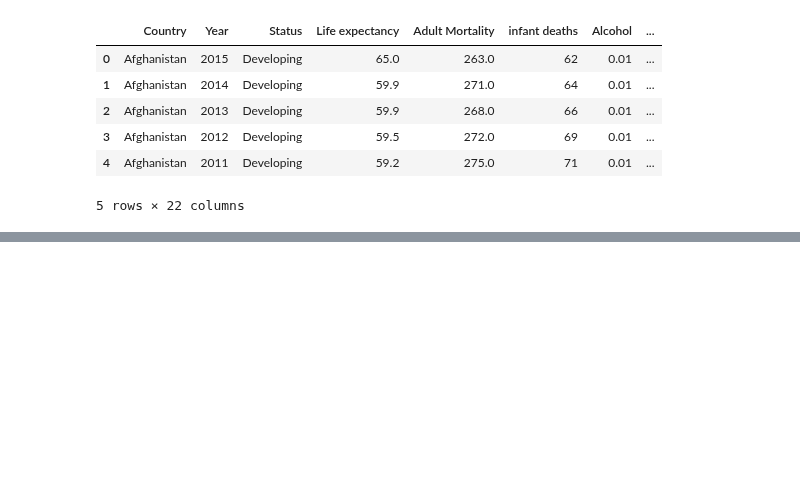
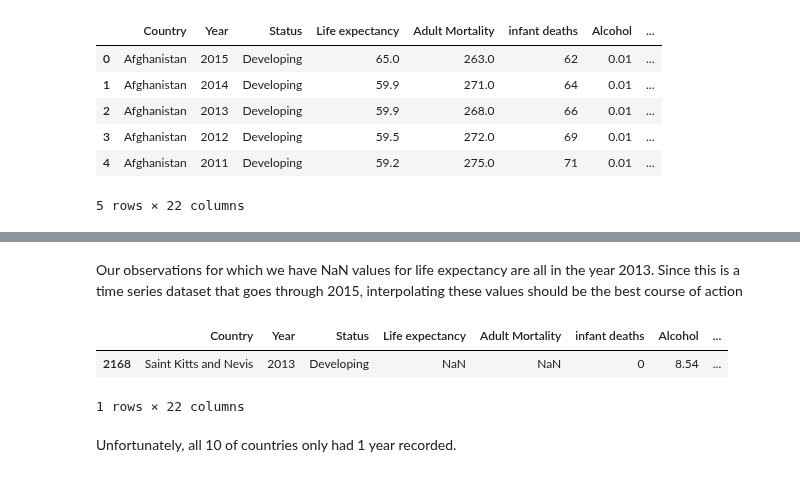
Before and after one commit to timcopelandoh/thinkful, a Jupyter notebook: 16.10 - Model Preparation Challenge.ipynb, the cells around one changed output, grey strips where cells are left out. Cells and saved outputs as stored; diff of their text form; code cells hidden in the pictures; blank space fills up the shorter version.

```diff
--- a/16.10 - Model Preparation Challenge.ipynb
+++ b/16.10 - Model Preparation Challenge.ipynb
@@ -31,0 +94,10 @@ df.head()
+# %% [markdown]
+Our observations for which we have NaN values for life expectancy are all in the year 2013. Since this is a time series dataset that goes through 2015, interpolating these values should be the best course of action
+# %%
+df[df.Country == 'Dominica']
+# %% [output]
+|  | Country | Year | Status | Life expectancy | Adult Mortality | infant deaths | Alcohol | ... |
+| 2168 | Saint Kitts and Nevis | 2013 | Developing | NaN | NaN | 0 | 8.54 | ... |
+1 rows × 22 columns
+# %% [markdown]
+Unfortunately, all 10 of countries only had 1 year recorded.
```
Also changed, not shown: parts of 8 cells of this notebook, 1 other file.
